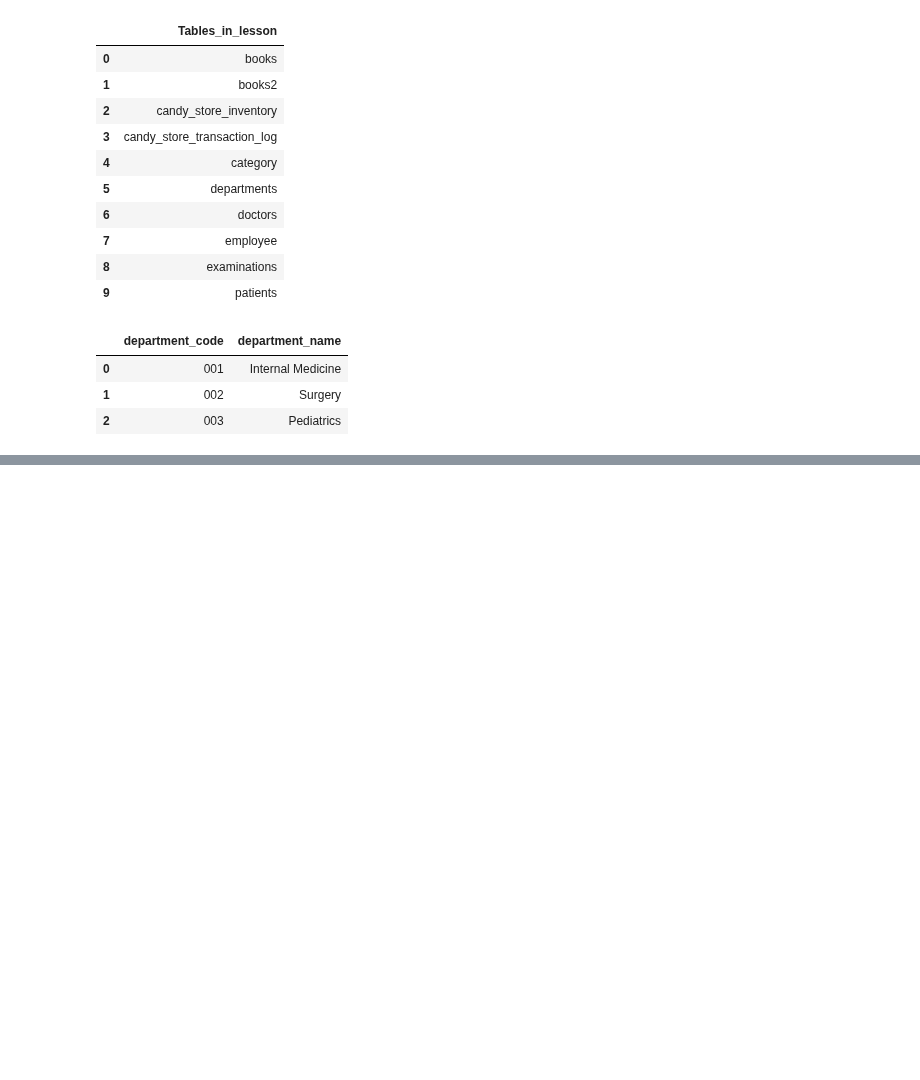
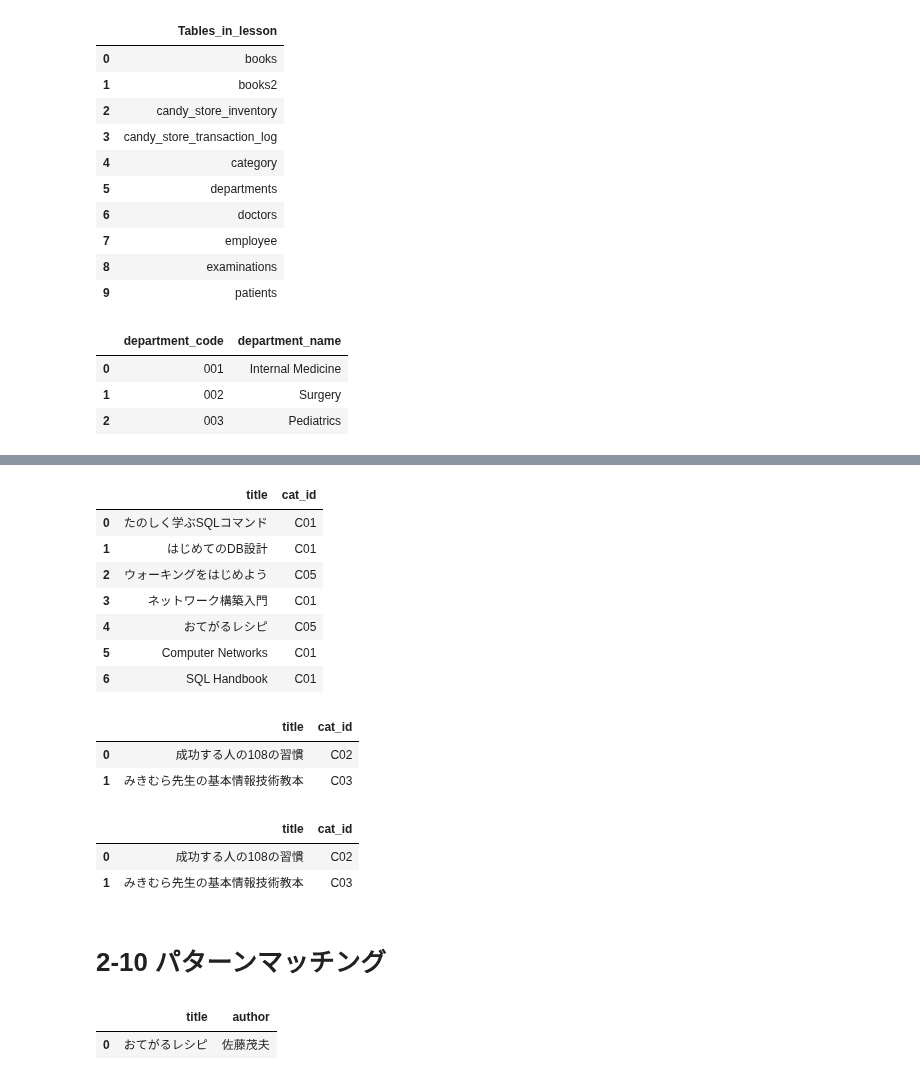
Before and after one commit to phonon-py/DatabaseSpecialistStudy, a Jupyter notebook: lesson_mysql.ipynb, the cells around one changed output, grey strips where cells are left out. Cells and saved outputs as stored; diff of their text form; code cells hidden in the pictures; blank space fills up the shorter version.

```diff
--- a/lesson_mysql.ipynb
+++ b/lesson_mysql.ipynb
@@ -1045,0 +1111,47 @@ df
+# %%
+q = text('''SELECT title, cat_id FROM books
+         WHERE cat_id = "C01" OR cat_id = "C05";
+         ''')
+with engine.connect() as conn:
+    df = pd.read_sql_query(q, conn)
+df
+# %% [output]
+|  | title | cat_id |
+| 0 | たのしく学ぶSQLコマンド | C01 |
+| 1 | はじめてのDB設計 | C01 |
+| 2 | ウォーキングをはじめよう | C05 |
+| 3 | ネットワーク構築入門 | C01 |
+| 4 | おてがるレシピ | C05 |
+| 5 | Computer Networks | C01 |
+| 6 | SQL Handbook | C01 |
+# %%
+q = text('''SELECT title, cat_id FROM books
+         WHERE cat_id NOT IN("C01", "C05");''')
+with engine.connect() as conn:
+    df = pd.read_sql_query(q,conn)
+df
+# %% [output]
+|  | title | cat_id |
+| 0 | 成功する人の108の習慣 | C02 |
+| 1 | みきむら先生の基本情報技術教本 | C03 |
+# %%
+q = text('''SELECT title, cat_id FROM books
+         WHERE cat_id != "C01" AND cat_id != "C05";
+         ''')
+with engine.connect() as conn:
+    df = pd.read_sql_query(q, conn)
+df
+# %% [output]
+|  | title | cat_id |
+| 0 | 成功する人の108の習慣 | C02 |
+| 1 | みきむら先生の基本情報技術教本 | C03 |
+# %% [markdown]
+# 2-10 パターンマッチング
+# %%
+q = '''SELECT title, author FROM books WHERE title = "おてがるレシピ";'''
+with engine.begin() as conn:
+    df = pd.read_sql_query(text(q), conn)
+df
+# %% [output]
+|  | title | author |
+| 0 | おてがるレシピ | 佐藤茂夫 |
```
Also changed, not shown: parts of 6 cells of this notebook, 1 other file.
